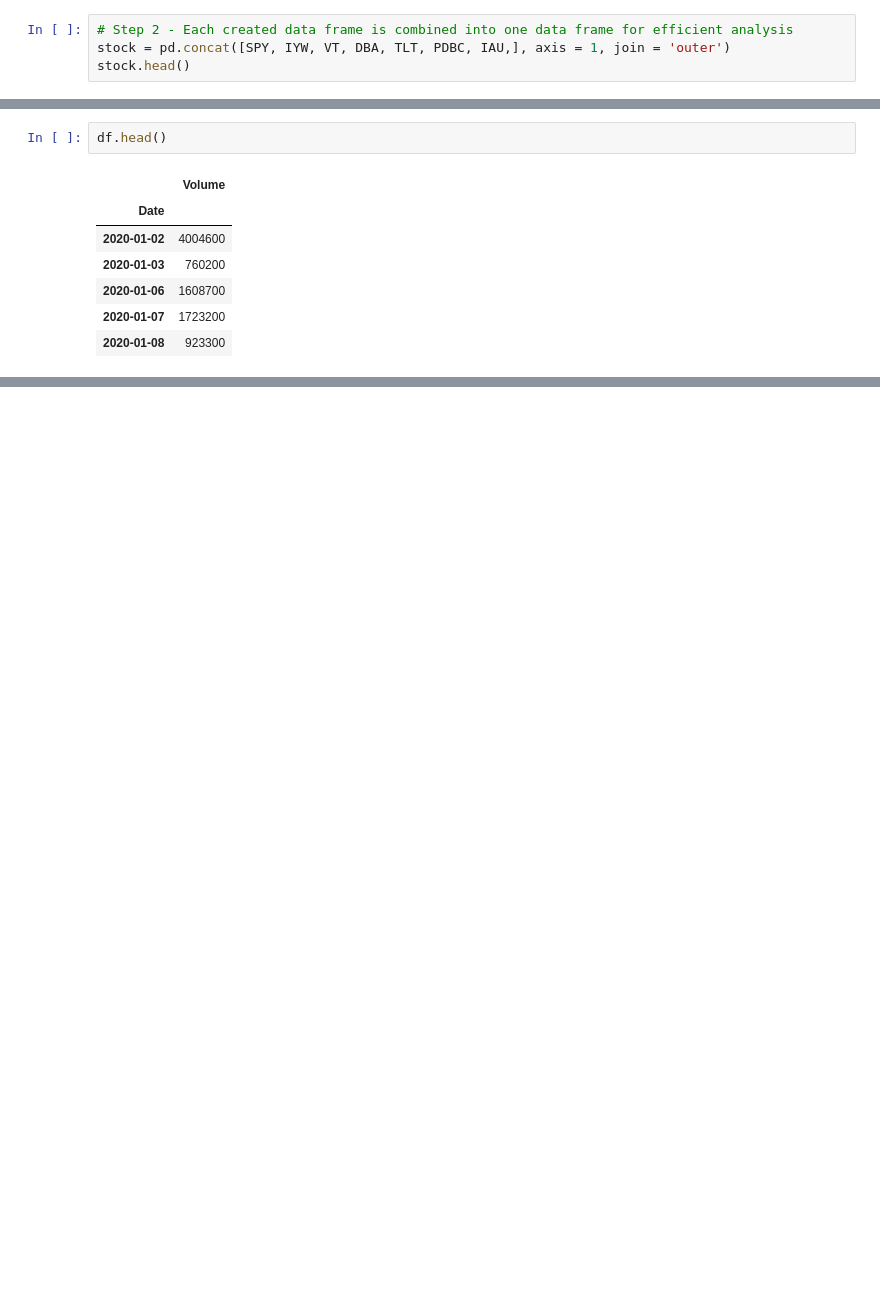
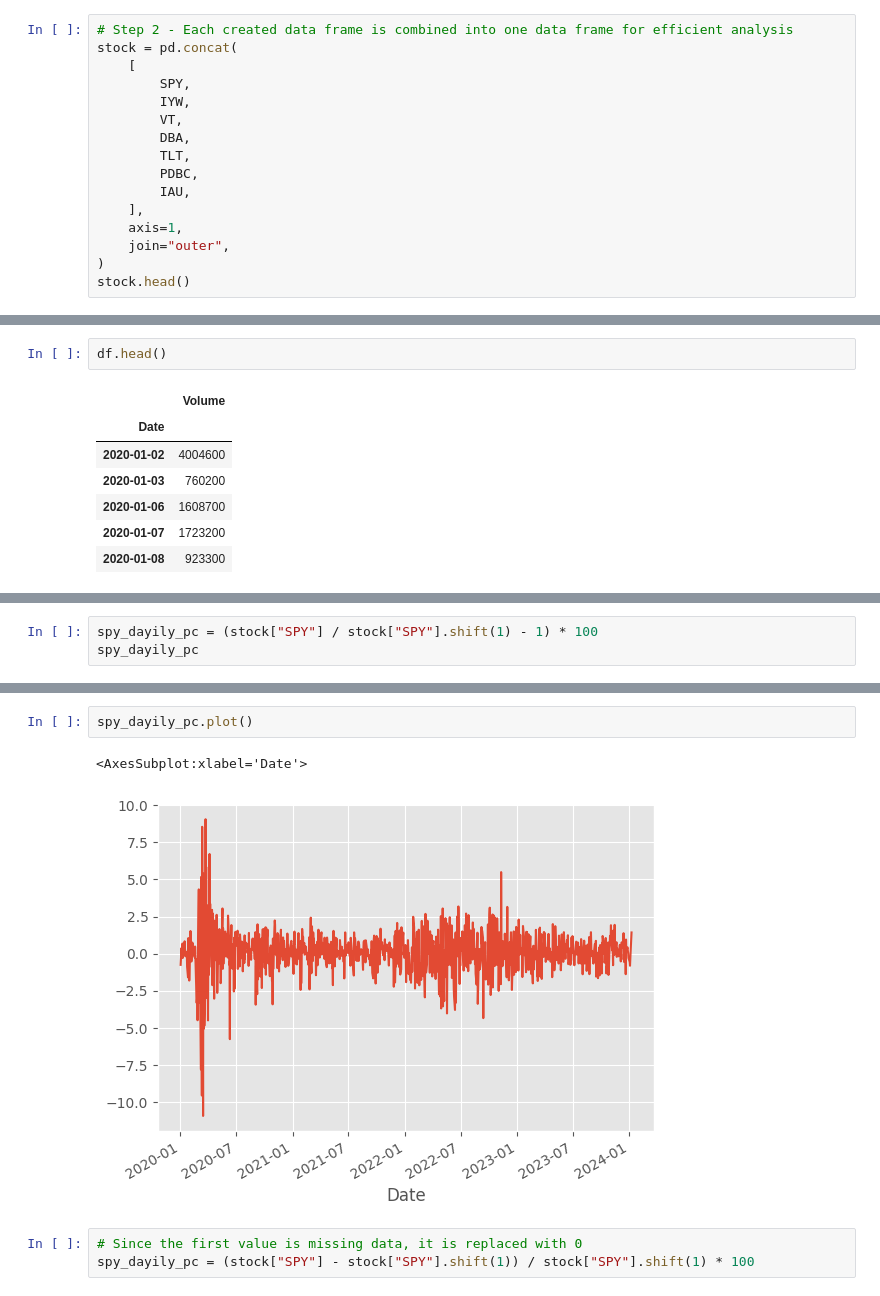
Before and after one commit to Galaxy092/Samsung-Innovation-Campus-Python-Course, a Jupyter notebook: Chapter 8/Data Analysis and Visualization - Mini Project/Financial Data Analysis Mini Project.ipynb, the cells around one changed output, grey strips where cells are left out. Saved outputs shown, nothing was run; the diff lists cells and outputs as text; blank space fills up the shorter version.

```diff
--- a/Chapter 8/Data Analysis and Visualization - Mini Project/Financial Data Analysis Mini Project.ipynb
+++ b/Chapter 8/Data Analysis and Visualization - Mini Project/Financial Data Analysis Mini Project.ipynb
@@ -121,6 +95,18 @@ IAU = IAU.pivot(index = None, columns = "Ticker", values = "Close")
 # %%
 # Step 2 - Each created data frame is combined into one data frame for efficient analysis
-stock = pd.concat([SPY, IYW, VT, DBA, TLT, PDBC, IAU,], axis = 1, join = 'outer')
+stock = pd.concat(
+    [
+        SPY,
+        IYW,
+        VT,
+        DBA,
+        TLT,
+        PDBC,
+        IAU,
+    ],
+    axis=1,
+    join="outer",
+)
 stock.head()
 # %% [output]
 | Ticker | SPY | IYW | VT | DBA | TLT | PDBC | IAU |
@@ -274,0 +292,3 @@ plt.show()
+# %%
+spy_dayily_pc = (stock["SPY"] / stock["SPY"].shift(1) - 1) * 100
+spy_dayily_pc
@@ -274,0 +309,8 @@ plt.show()
+# %%
+spy_dayily_pc.plot()
+# %% [output]
+<AxesSubplot:xlabel='Date'>
+[figure, added]
+# %%
+# Since the first value is missing data, it is replaced with 0
+spy_dayily_pc = (stock["SPY"] - stock["SPY"].shift(1)) / stock["SPY"].shift(1) * 100
```
Also changed, not shown: parts of 35 cells of this notebook, 4 other files.
